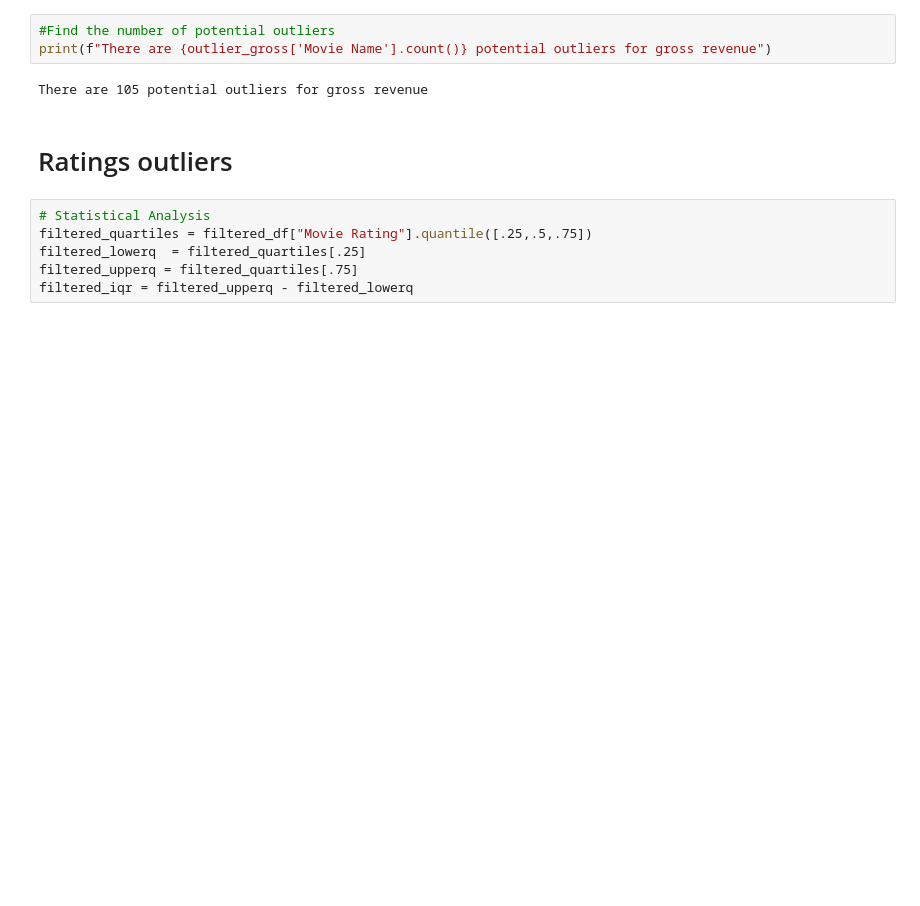
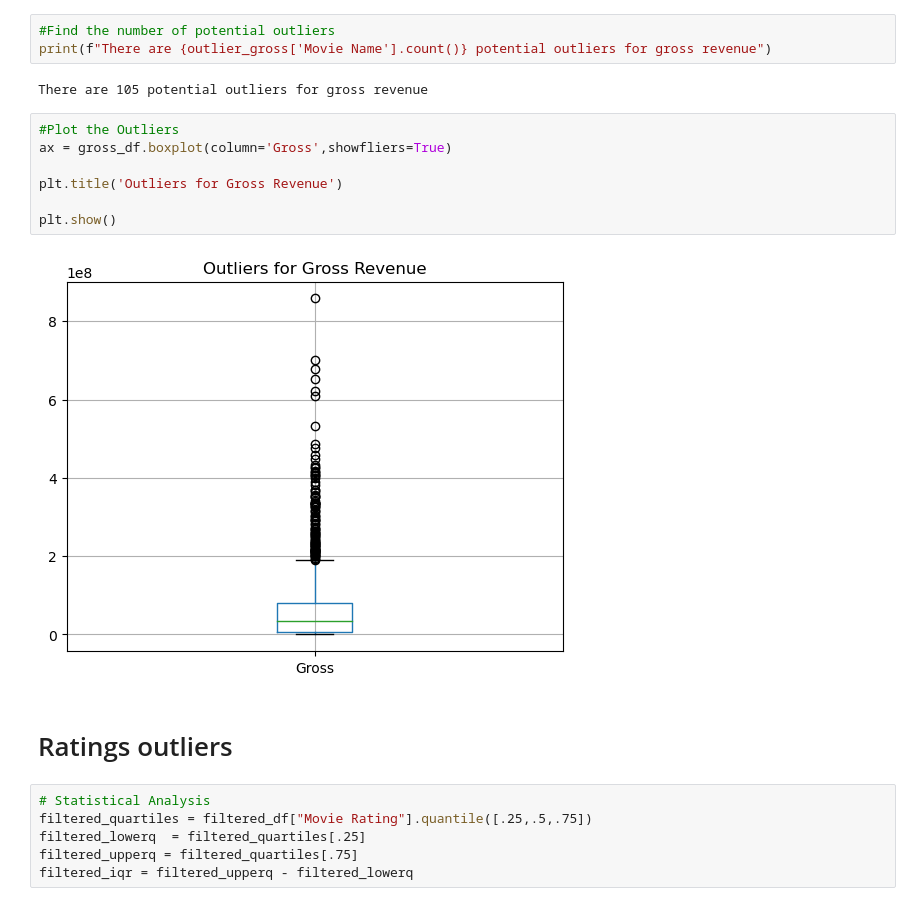
Before and after one commit to rackhamsauer/Project-1, a Jupyter notebook: Juliet's Contributions.ipynb, the cells around one changed output. Saved outputs shown, nothing was run; the diff lists cells and outputs as text; blank space fills up the shorter version.

```diff
--- a/Juliet's Contributions.ipynb
+++ b/Juliet's Contributions.ipynb
@@ -197,6 +208,15 @@ The highest critical rating of the potential outliers for gross revenue is 8.8
 print(f"There are {outlier_gross['Movie Name'].count()} potential outliers for gross revenue")
 # %% [output]
 There are 105 potential outliers for gross revenue
+# %%
+#Plot the Outliers
+ax = gross_df.boxplot(column='Gross',showfliers=True)
+
+plt.title('Outliers for Gross Revenue')
+
+plt.show()
+# %% [output]
+[figure, added]
 # %% [markdown]
 # Ratings outliers
 # %%
```
Also changed, not shown: parts of 3 cells of this notebook.
